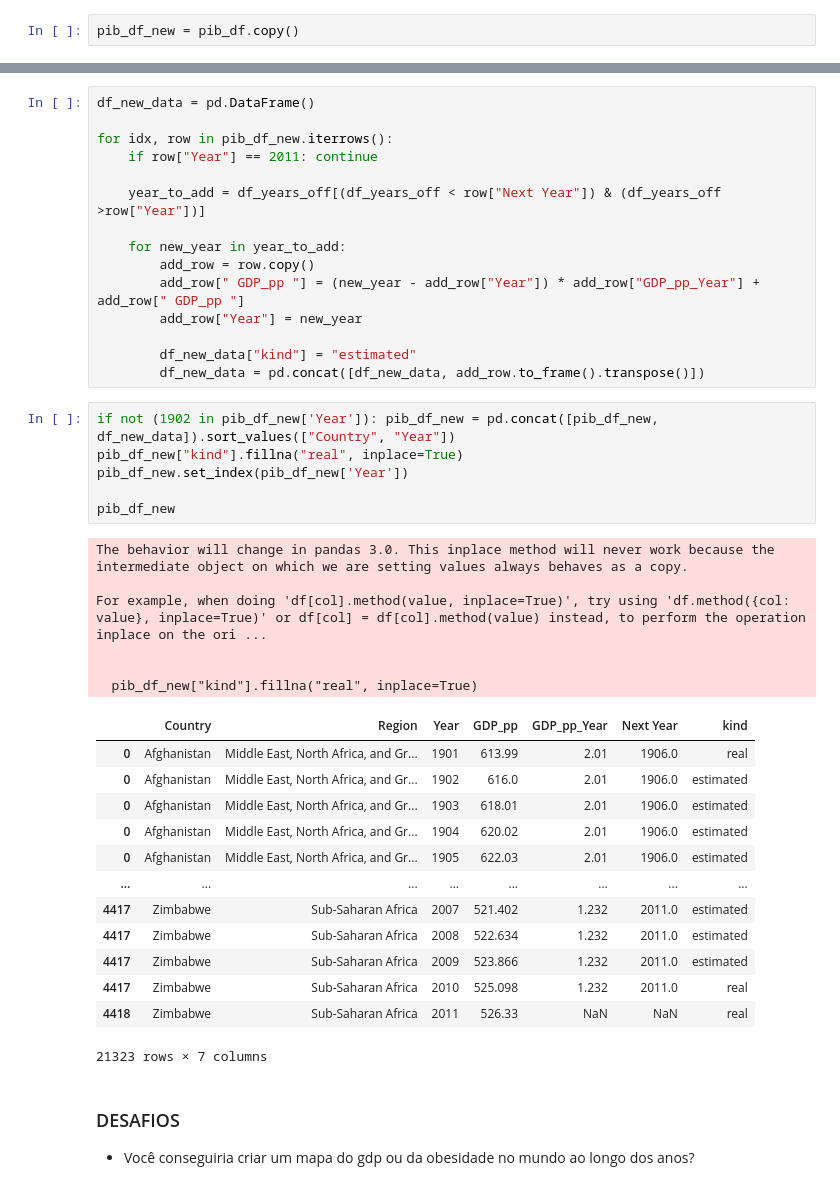
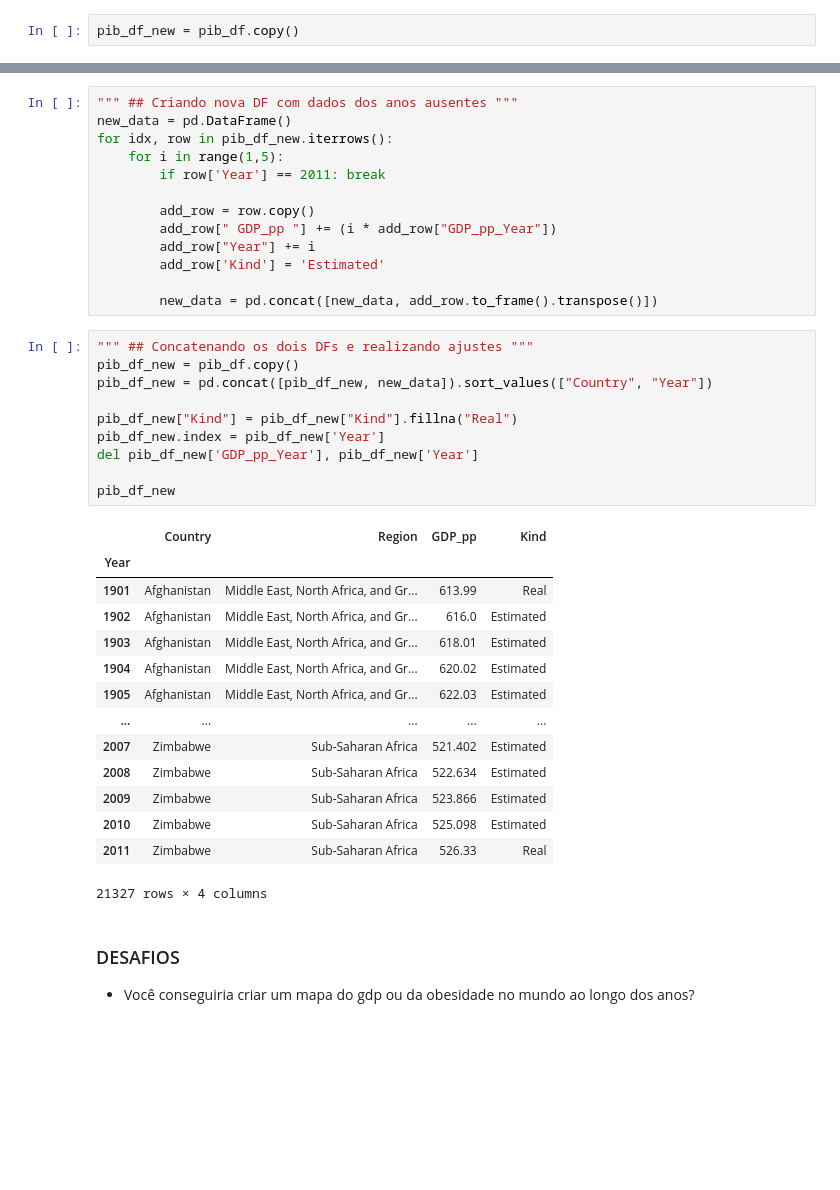
Before and after one commit to BLuiz/a-iiot_dash-course, a Jupyter notebook: Asimov/02_Analisando Dados com Pandas & SQL/Exe/05_Análise de dados de obesidade/analise_obesidade_&_pib_per_capita.ipynb, the cells around one changed output, grey strips where cells are left out. Drawn from its saved outputs; the diff is of its cells as text; blank space fills up the shorter version.

```diff
--- a/Asimov/02_Analisando Dados com Pandas & SQL/Exe/05_Análise de dados de obesidade/analise_obesidade_&_pib_per_capita.ipynb
+++ b/Asimov/02_Analisando Dados com Pandas & SQL/Exe/05_Análise de dados de obesidade/analise_obesidade_&_pib_per_capita.ipynb
@@ -304,44 +272,41 @@ display(pib_df_new)
-# %%
-df_new_data = pd.DataFrame()
-
-for idx, row in pib_df_new.iterrows():
-    if row["Year"] == 2011: continue
-
-    year_to_add = df_years_off[(df_years_off < row["Next Year"]) & (df_years_off >row["Year"])]
-
-    for new_year in year_to_add:
-        add_row = row.copy()
-        add_row[" GDP_pp "] = (new_year - add_row["Year"]) * add_row["GDP_pp_Year"] + add_row[" GDP_pp "]
-        add_row["Year"] = new_year
-
-        df_new_data["kind"] = "estimated"
-        df_new_data = pd.concat([df_new_data, add_row.to_frame().transpose()])
+# %%
+""" ## Criando nova DF com dados dos anos ausentes """
+new_data = pd.DataFrame()
+for idx, row in pib_df_new.iterrows():
+    for i in range(1,5):
+        if row['Year'] == 2011: break
+
+        add_row = row.copy()
+        add_row[" GDP_pp "] += (i * add_row["GDP_pp_Year"])
+        add_row["Year"] += i
+        add_row['Kind'] = 'Estimated'
+
+        new_data = pd.concat([new_data, add_row.to_frame().transpose()])
 # %%
-if not (1902 in pib_df_new['Year']): pib_df_new = pd.concat([pib_df_new, df_new_data]).sort_values(["Country", "Year"])
-pib_df_new["kind"].fillna("real", inplace=True)
-pib_df_new.set_index(pib_df_new['Year'])
+""" ## Concatenando os dois DFs e realizando ajustes """
+pib_df_new = pib_df.copy()
+pib_df_new = pd.concat([pib_df_new, new_data]).sort_values(["Country", "Year"])
+
+pib_df_new["Kind"] = pib_df_new["Kind"].fillna("Real")
+pib_df_new.index = pib_df_new['Year']
+del pib_df_new['GDP_pp_Year'], pib_df_new['Year']
 
 pib_df_new
 # %% [output]
+|  | Country | Region | GDP_pp | Kind |
+| Year |  |  |  |  |
+| 1901 | Afghanistan | Middle East, North Africa, and Gr... | 613.99 | Real |
+| 1902 | Afghanistan | Middle East, North Africa, and Gr... | 616.0 | Estimated |
+| 1903 | Afghanistan | Middle East, North Africa, and Gr... | 618.01 | Estimated |
+| 1904 | Afghanistan | Middle East, North Africa, and Gr... | 620.02 | Estimated |
+| 1905 | Afghanistan | Middle East, North Africa, and Gr... | 622.03 | Estimated |
+| ... | ... | ... | ... | ... |
+| 2007 | Zimbabwe | Sub-Saharan Africa | 521.402 | Estimated |
+| 2008 | Zimbabwe | Sub-Saharan Africa | 522.634 | Estimated |
+| 2009 | Zimbabwe | Sub-Saharan Africa | 523.866 | Estimated |
+| 2010 | Zimbabwe | Sub-Saharan Africa | 525.098 | Estimated |
+| 2011 | Zimbabwe | Sub-Saharan Africa | 526.33 | Real |
-The behavior will change in pandas 3.0. This inplace method will never work because the intermediate object on which we are setting values always behaves as a copy.
-
-For example, when doing 'df[col].method(value, inplace=True)', try using 'df.method({col: value}, inplace=True)' or df[col] = df[col].method(value) instead, to perform the operation inplace on the ori ...
-
-
-  pib_df_new["kind"].fillna("real", inplace=True)
+21327 rows × 4 columns
-|  | Country | Region | Year | GDP_pp | GDP_pp_Year | Next Year | kind |
-| 0 | Afghanistan | Middle East, North Africa, and Gr... | 1901 | 613.99 | 2.01 | 1906.0 | real |
-| 0 | Afghanistan | Middle East, North Africa, and Gr... | 1902 | 616.0 | 2.01 | 1906.0 | estimated |
-| 0 | Afghanistan | Middle East, North Africa, and Gr... | 1903 | 618.01 | 2.01 | 1906.0 | estimated |
-| 0 | Afghanistan | Middle East, North Africa, and Gr... | 1904 | 620.02 | 2.01 | 1906.0 | estimated |
-| 0 | Afghanistan | Middle East, North Africa, and Gr... | 1905 | 622.03 | 2.01 | 1906.0 | estimated |
-| ... | ... | ... | ... | ... | ... | ... | ... |
-| 4417 | Zimbabwe | Sub-Saharan Africa | 2007 | 521.402 | 1.232 | 2011.0 | estimated |
-| 4417 | Zimbabwe | Sub-Saharan Africa | 2008 | 522.634 | 1.232 | 2011.0 | estimated |
-| 4417 | Zimbabwe | Sub-Saharan Africa | 2009 | 523.866 | 1.232 | 2011.0 | estimated |
-| 4417 | Zimbabwe | Sub-Saharan Africa | 2010 | 525.098 | 1.232 | 2011.0 | real |
-| 4418 | Zimbabwe | Sub-Saharan Africa | 2011 | 526.33 | NaN | NaN | real |
-21323 rows × 7 columns
 # %% [markdown]
 ### DESAFIOS
 - Você conseguiria criar um mapa do gdp ou da obesidade no mundo ao longo dos anos?
```
Also changed, not shown: parts of 2 cells of this notebook.
